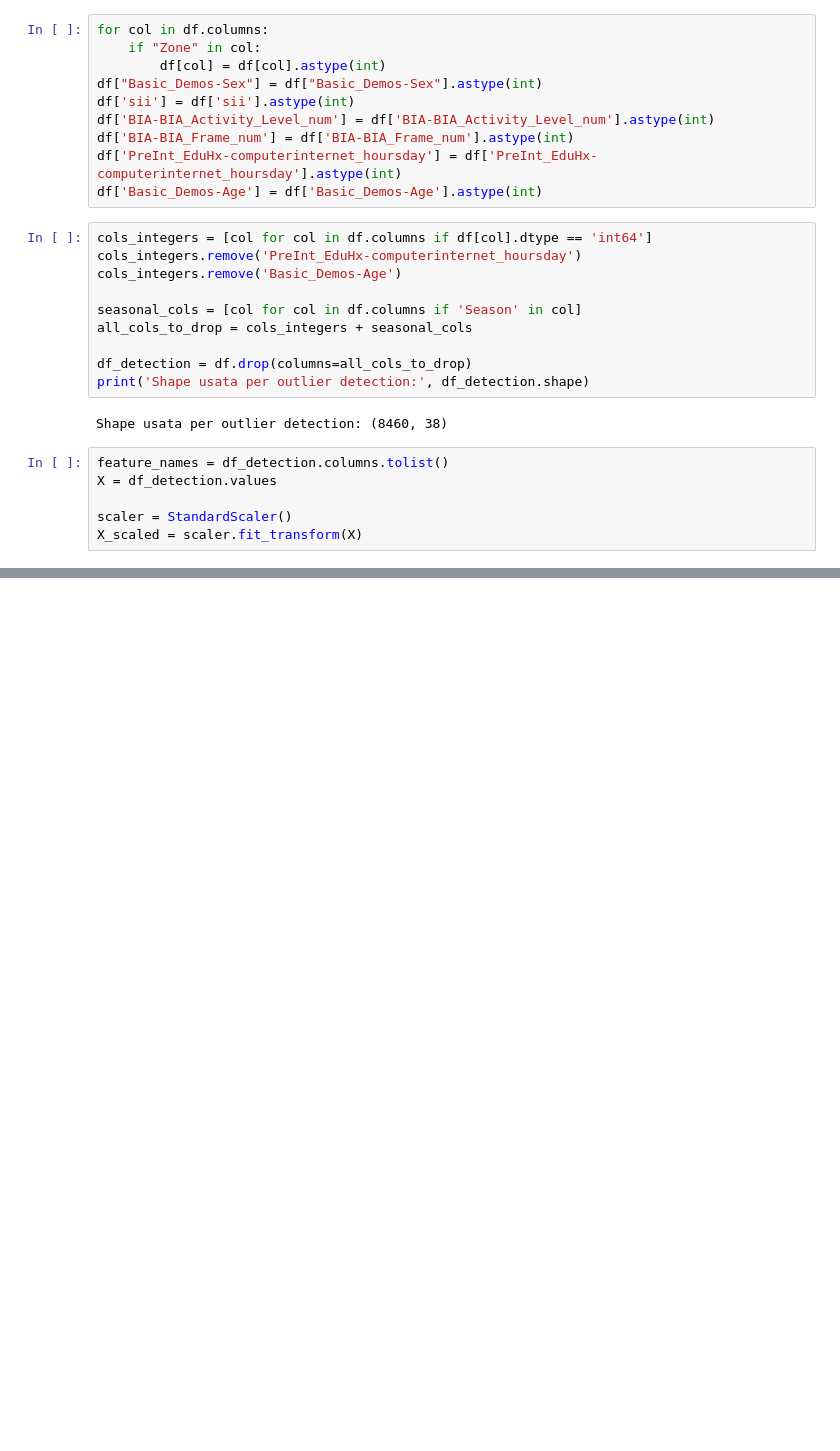
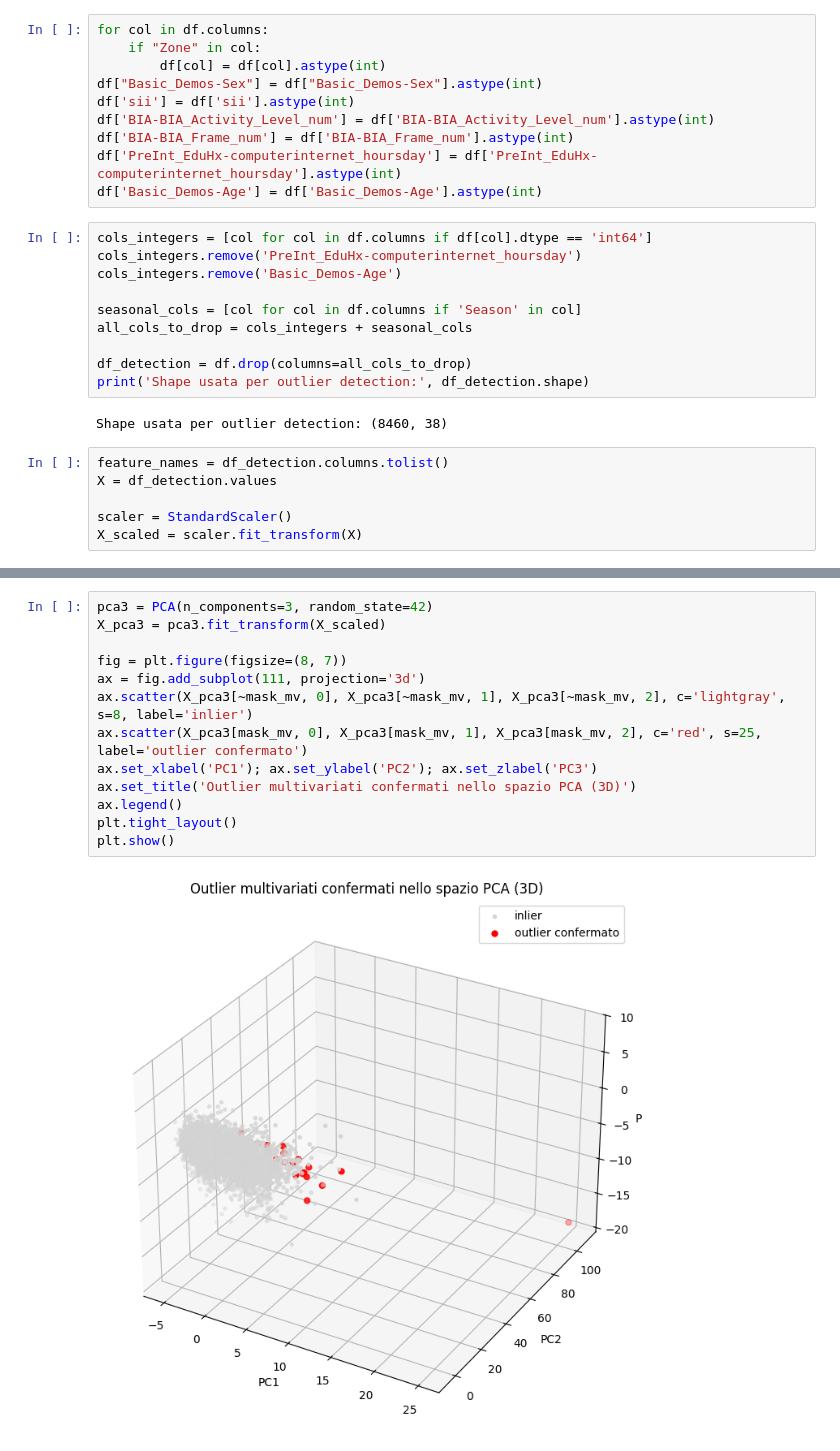
Before and after one commit to pietrogagliardi733/DATA-MINING-2-, a Jupyter notebook: OUTLIER_DETECTION/OUTLIER_DETECTION_fixed.ipynb, the cells around one changed output, grey strips where cells are left out. Saved outputs shown, nothing was run; the diff lists cells and outputs as text; blank space fills up the shorter version.

```diff
--- a/OUTLIER_DETECTION/OUTLIER_DETECTION_fixed.ipynb
+++ b/OUTLIER_DETECTION/OUTLIER_DETECTION_fixed.ipynb
@@ -202,0 +143,15 @@ Salvato.
+# %%
+pca3 = PCA(n_components=3, random_state=42)
+X_pca3 = pca3.fit_transform(X_scaled)
+
+fig = plt.figure(figsize=(8, 7))
+ax = fig.add_subplot(111, projection='3d')
+ax.scatter(X_pca3[~mask_mv, 0], X_pca3[~mask_mv, 1], X_pca3[~mask_mv, 2], c='lightgray', s=8, label='inlier')
+ax.scatter(X_pca3[mask_mv, 0], X_pca3[mask_mv, 1], X_pca3[mask_mv, 2], c='red', s=25, label='outlier confermato')
+ax.set_xlabel('PC1'); ax.set_ylabel('PC2'); ax.set_zlabel('PC3')
+ax.set_title('Outlier multivariati confermati nello spazio PCA (3D)')
+ax.legend()
+plt.tight_layout()
+plt.show()
+# %% [output]
+[figure, added]
```
Also changed, not shown: parts of 40 cells of this notebook, 1 other file.
